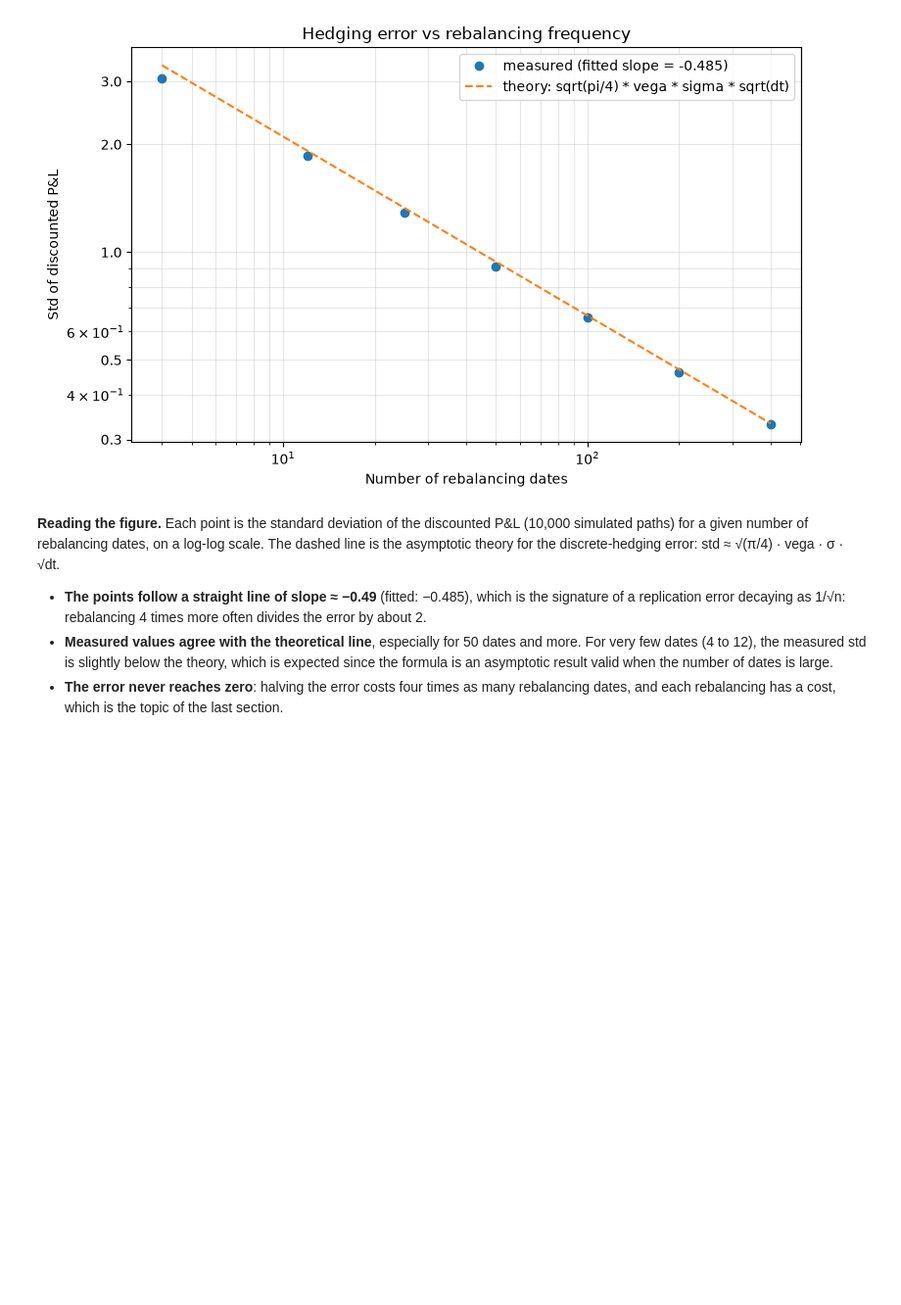
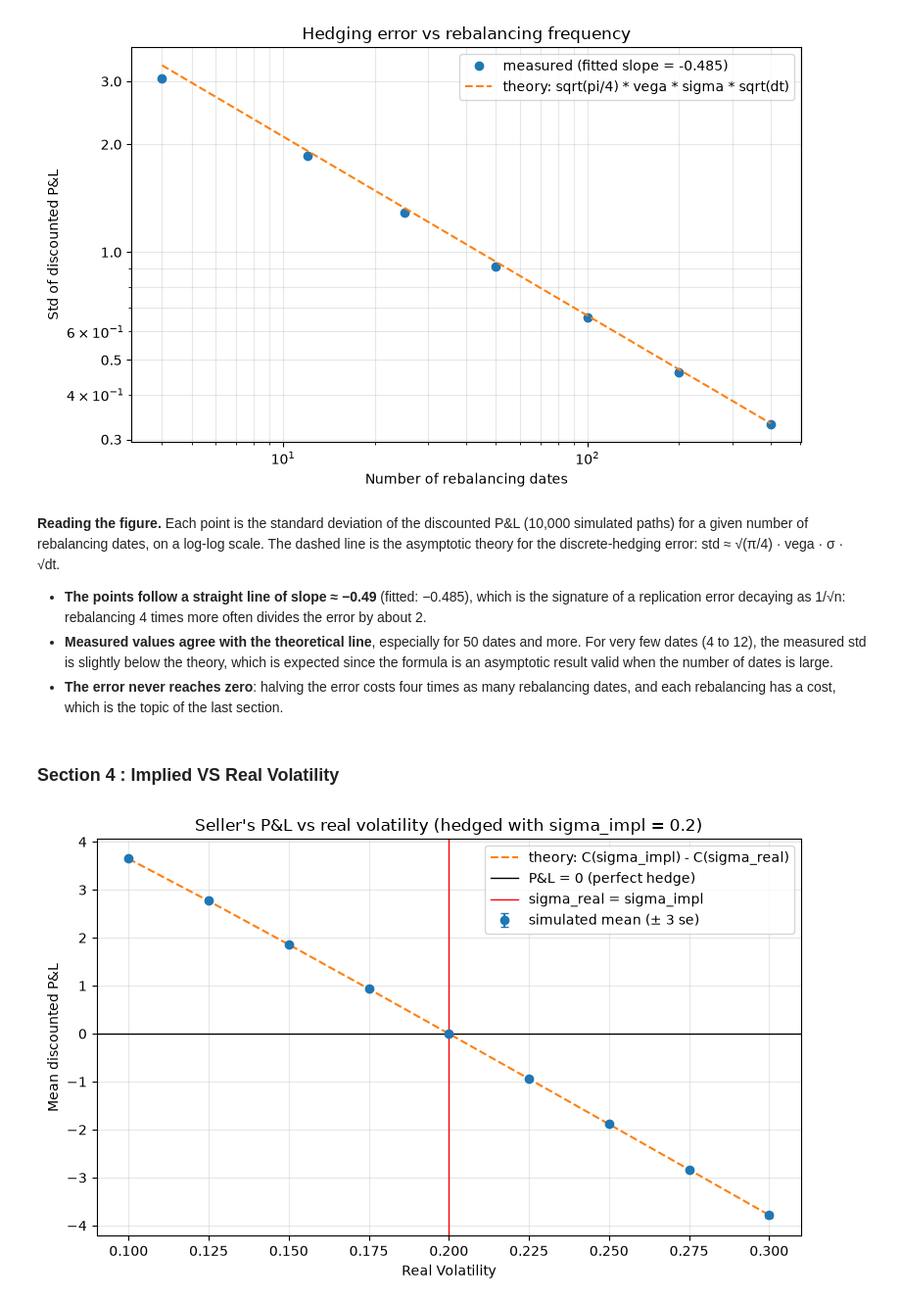
Before and after one commit to DamienLedoux/Structured-Products-Pricing, a Jupyter notebook: notebooks/02_delta_hedging.ipynb, the cells around one changed output. Shown at 98% size. Saved outputs shown, nothing was run; the diff lists cells and outputs as text; code cells hidden in the pictures; blank space fills up the shorter version.

Commit message:
Add some follow-ups to the visualization notebook 2

```diff
--- a/notebooks/02_delta_hedging.ipynb
+++ b/notebooks/02_delta_hedging.ipynb
@@ -151,3 +151,34 @@ plt.show()
 - **The points follow a straight line of slope ≈ −0.49** (fitted: −0.485), which is the signature of a replication error decaying as 1/√n: rebalancing 4 times more often divides the error by about 2.
 - **Measured values agree with the theoretical line**, especially for 50 dates and more. For very few dates (4 to 12), the measured std is slightly below the theory, which is expected since the formula is an asymptotic result valid when the number of dates is large.
 - **The error never reaches zero**: halving the error costs four times as many rebalancing dates, and each rebalancing has a cost, which is the topic of the last section.
+# %% [markdown]
+### Section 4 : Implied VS Real Volatility
+# %%
+sigma_real_grid = np.linspace(0.1, 0.3, 9)
+mean = np.zeros(len(sigma_real_grid))
+se = np.zeros(len(sigma_real_grid))
+for i, sigma in enumerate(sigma_real_grid):
+    # simulate with sigma_real
+    S = ps.simulate_gbm_paths(S0=S0, T=T, mu=R, sigma=sigma, n_steps=N_STEPS_DAILY, n_paths=N_PATHS // 4, seed=SEED)
+    # hedge with SIGMA = 0.2 (fixed)
+    pnl_disc = hg.delta_hedge_pnl(S, K, T, R, sigma_impl=SIGMA) * np.exp(-R * T)
+    mean[i]=pnl_disc.mean()
+    se[i] = pnl_disc.std(ddof=1) / np.sqrt(len(pnl_disc))
+
+theory = bs.bs_call(S0, K, T, R, SIGMA) - bs.bs_call(S0, K, T, R, sigma_real_grid)
+
+fig, ax = plt.subplots(figsize=(8, 5))
+ax.errorbar(sigma_real_grid, mean, yerr=3 * se, fmt="o", capsize=3, label="simulated mean (± 3 se)")
+ax.plot(sigma_real_grid, theory, "--", label="theory: C(sigma_impl) - C(sigma_real)")
+ax.axhline(0, color="black", linewidth=1, label="P&L = 0 (perfect hedge)")
+ax.axvline(SIGMA, color="red", linewidth=1, label="sigma_real = sigma_impl")
+ax.set_xlabel("Real Volatility")
+ax.set_ylabel("Mean discounted P&L")
+ax.set_title("Seller's P&L vs real volatility (hedged with sigma_impl = 0.2)")
+ax.legend()
+ax.grid(alpha=0.3)
+plt.tight_layout()
+
+plt.show()
+# %% [output]
+[figure, added]
```
Also changed, not shown: parts of 3 cells of this notebook.
